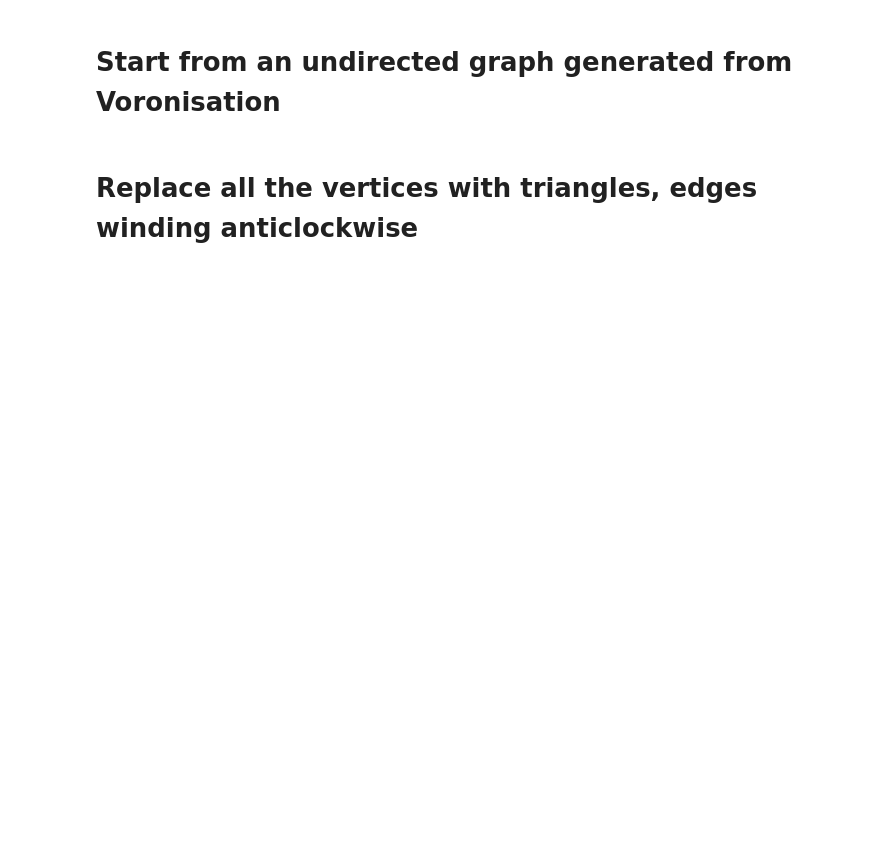
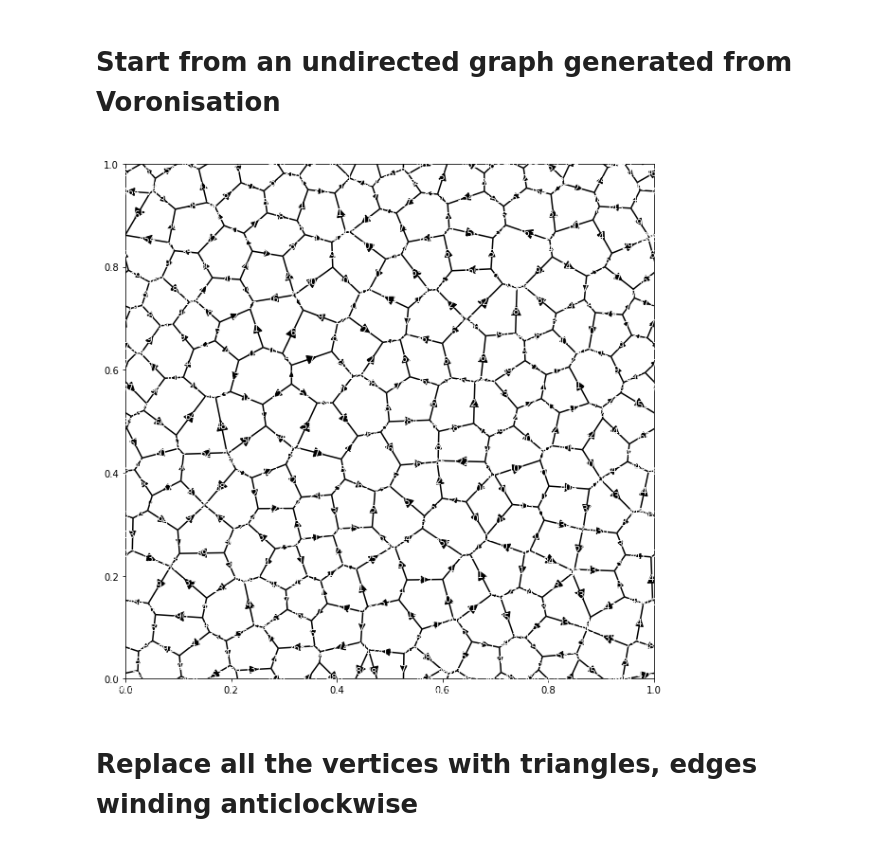
Before and after one commit to Imperial-CMTH/koala, a Jupyter notebook: examples/Weire-Thorpe Model.ipynb, the cells around one changed output. Cells and saved outputs as stored; diff of their text form; code cells hidden in the pictures; blank space fills up the shorter version.

```diff
--- a/examples/Weire-Thorpe Model.ipynb
+++ b/examples/Weire-Thorpe Model.ipynb
@@ -23,20 +23,30 @@ import koala
 # %%
 from koala.voronization import generate_point_array, generate_lattice
 from koala.graph_utils import vertex_neighbours, clockwise_edges_about, clockwise_about, get_edge_vectors
 from koala.plotting import plot_lattice, plot_degeneracy_breaking
 from koala.pointsets import generate_bluenoise,  generate_random
 from koala.graph_color import edge_color
 from koala.lattice import Lattice
 import itertools as it
 
+# create approx n^2 points
+n = 5 # default to small lattice to reduce computation time
+#n = 15 #uncomment to do a more reasonably size lattice
+
+#how many values of phi to do later
+m = 10
+#m = 40
+
 fig, ax = plt.subplots()
-points =  generate_bluenoise(k = 100, nx = 5, ny = 5)
+points =  generate_bluenoise(k = 100, nx = n, ny = n)
 g = generate_lattice(points)
 
 ordered_edge_indices = clockwise_edges_about(vertex_i = 0, g=g)
 solveable, g_edge_labels = edge_color(g.edges.indices, n_colors = 3, fixed = enumerate(ordered_edge_indices))
 
 plot_lattice(g, edge_arrows = True, edge_index_labels = True);
+# %% [output]
+[figure, added]
 # %% [markdown]
 # Replace all the vertices with triangles, edges winding anticlockwise
 # %%
```
Also changed, not shown: parts of 8 cells of this notebook, 3 other files.
